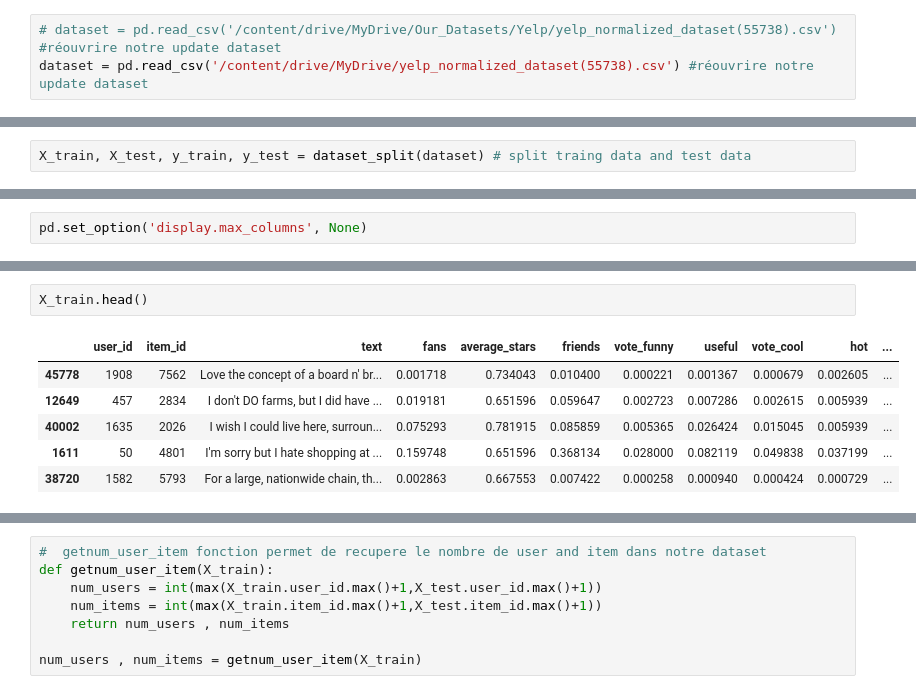
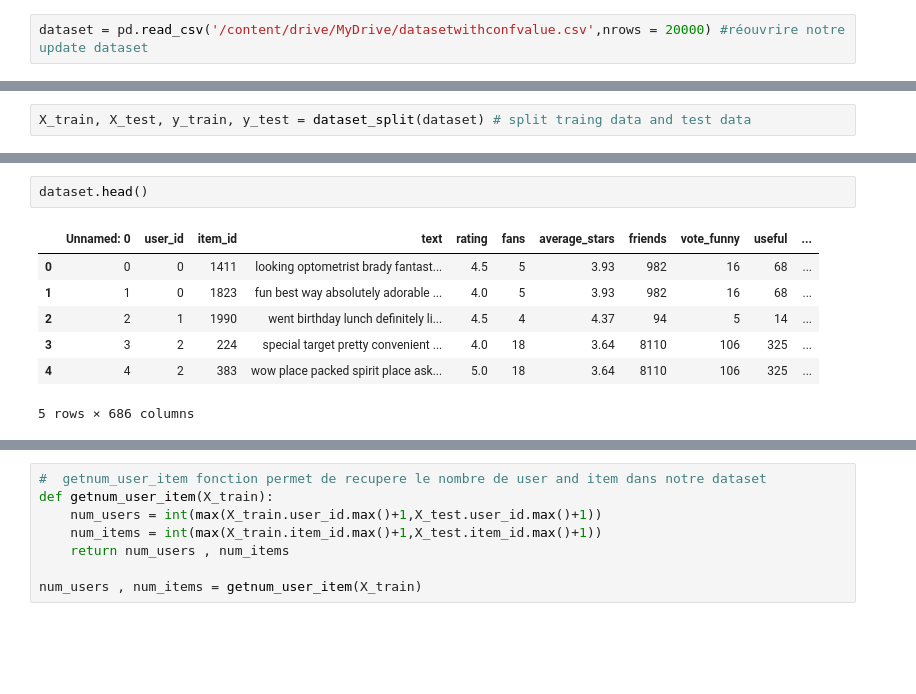
Before and after one commit to felladib/HYP_SentimentAnalysis_REC, a Jupyter notebook: H_SCARS.ipynb, the cells around one changed output, grey strips where cells are left out. Drawn from its saved outputs; the diff is of its cells as text; blank space fills up the shorter version.

```diff
--- a/H_SCARS.ipynb
+++ b/H_SCARS.ipynb
@@ -227,3 +271,2 @@ amazon.head()
 # %%
-# dataset = pd.read_csv('/content/drive/MyDrive/Our_Datasets/Yelp/yelp_normalized_dataset(55738).csv') #réouvrire notre update dataset
-dataset = pd.read_csv('/content/drive/MyDrive/yelp_normalized_dataset(55738).csv') #réouvrire notre update dataset
+dataset = pd.read_csv('/content/drive/MyDrive/datasetwithconfvalue.csv',nrows = 20000) #réouvrire notre update dataset
@@ -268,5 +275,3 @@ yt (11148,)
-# %%
-pd.set_option('display.max_columns', None)
 # %%
 X_train.shape
 # %% [output]
@@ -274,9 +279,10 @@ X_train.shape
 # %%
-X_train.head()
+dataset.head()
 # %% [output]
-|  | user_id | item_id | text | fans | average_stars | friends | vote_funny | useful | vote_cool | hot | ... |
-| 45778 | 1908 | 7562 | Love the concept of a board n' br... | 0.001718 | 0.734043 | 0.010400 | 0.000221 | 0.001367 | 0.000679 | 0.002605 | ... |
-| 12649 | 457 | 2834 | I don't DO farms, but I did have ... | 0.019181 | 0.651596 | 0.059647 | 0.002723 | 0.007286 | 0.002615 | 0.005939 | ... |
-| 40002 | 1635 | 2026 | I wish I could live here, surroun... | 0.075293 | 0.781915 | 0.085859 | 0.005365 | 0.026424 | 0.015045 | 0.005939 | ... |
-| 1611 | 50 | 4801 | I'm sorry but I hate shopping at ... | 0.159748 | 0.651596 | 0.368134 | 0.028000 | 0.082119 | 0.049838 | 0.037199 | ... |
-| 38720 | 1582 | 5793 | For a large, nationwide chain, th... | 0.002863 | 0.667553 | 0.007422 | 0.000258 | 0.000940 | 0.000424 | 0.000729 | ... |
+|  | Unnamed: 0 | user_id | item_id | text | rating | fans | average_stars | friends | vote_funny | useful | ... |
+| 0 | 0 | 0 | 1411 | looking optometrist brady fantast... | 4.5 | 5 | 3.93 | 982 | 16 | 68 | ... |
+| 1 | 1 | 0 | 1823 | fun best way absolutely adorable ... | 4.0 | 5 | 3.93 | 982 | 16 | 68 | ... |
+| 2 | 2 | 1 | 1990 | went birthday lunch definitely li... | 4.5 | 4 | 4.37 | 94 | 5 | 14 | ... |
+| 3 | 3 | 2 | 224 | special target pretty convenient ... | 4.0 | 18 | 3.64 | 8110 | 106 | 325 | ... |
+| 4 | 4 | 2 | 383 | wow place packed spirit place ask... | 5.0 | 18 | 3.64 | 8110 | 106 | 325 | ... |
+5 rows × 686 columns
```
Also changed, not shown: parts of 83 cells of this notebook.
